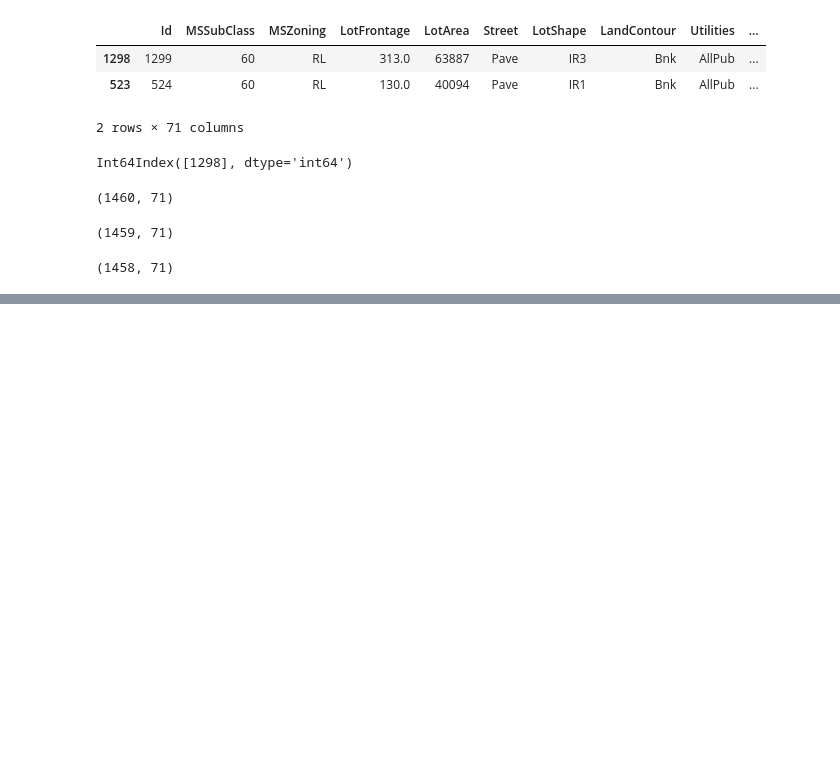
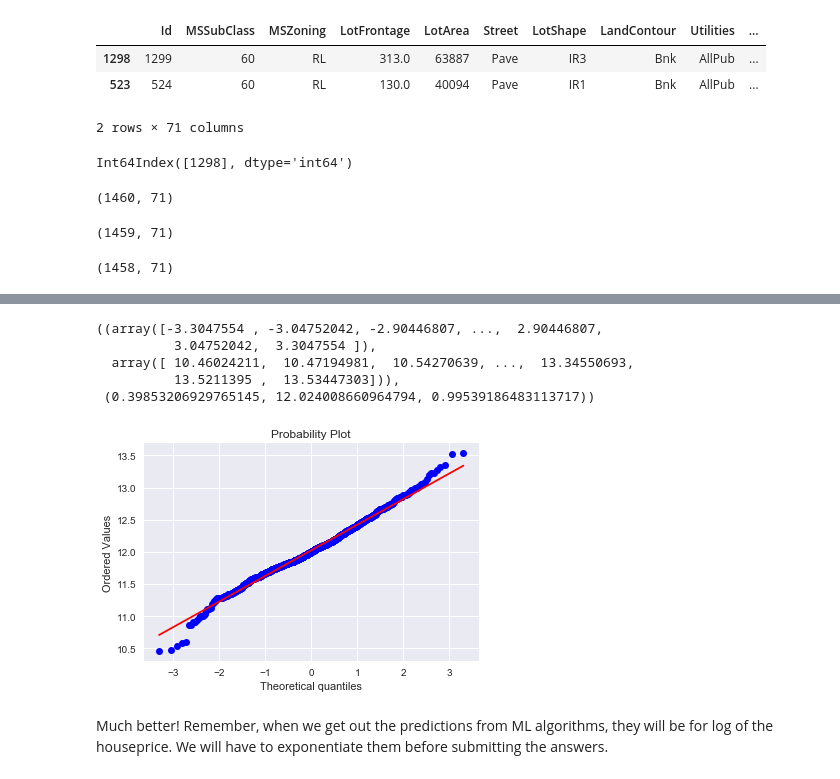
Before and after one commit to sushant2811/KaggleHousingPrices, a Jupyter notebook: KaggleHousingPrices.ipynb, the cells around one changed output, grey strips where cells are left out. Cells and saved outputs as stored; diff of their text form; code cells hidden in the pictures; blank space fills up the shorter version.

```diff
--- a/KaggleHousingPrices.ipynb
+++ b/KaggleHousingPrices.ipynb
@@ -1521,0 +1555,11 @@ train_df_mod2.shape
+# %%
+stats.probplot(train_df_mod2.SalePrice, plot = plt)
+# %% [output]
+((array([-3.3047554 , -3.04752042, -2.90446807, ...,  2.90446807,
+          3.04752042,  3.3047554 ]),
+  array([ 10.46024211,  10.47194981,  10.54270639, ...,  13.34550693,
+          13.5211395 ,  13.53447303])),
+ (0.39853206929765145, 12.024008660964794, 0.99539186483113717))
+[figure, added]
+# %% [markdown]
+Much better! Remember, when we get out the predictions from ML algorithms, they will be for log of the houseprice.  We will have to exponentiate them before submitting the answers.
```
Also changed, not shown: parts of 9 cells of this notebook.
